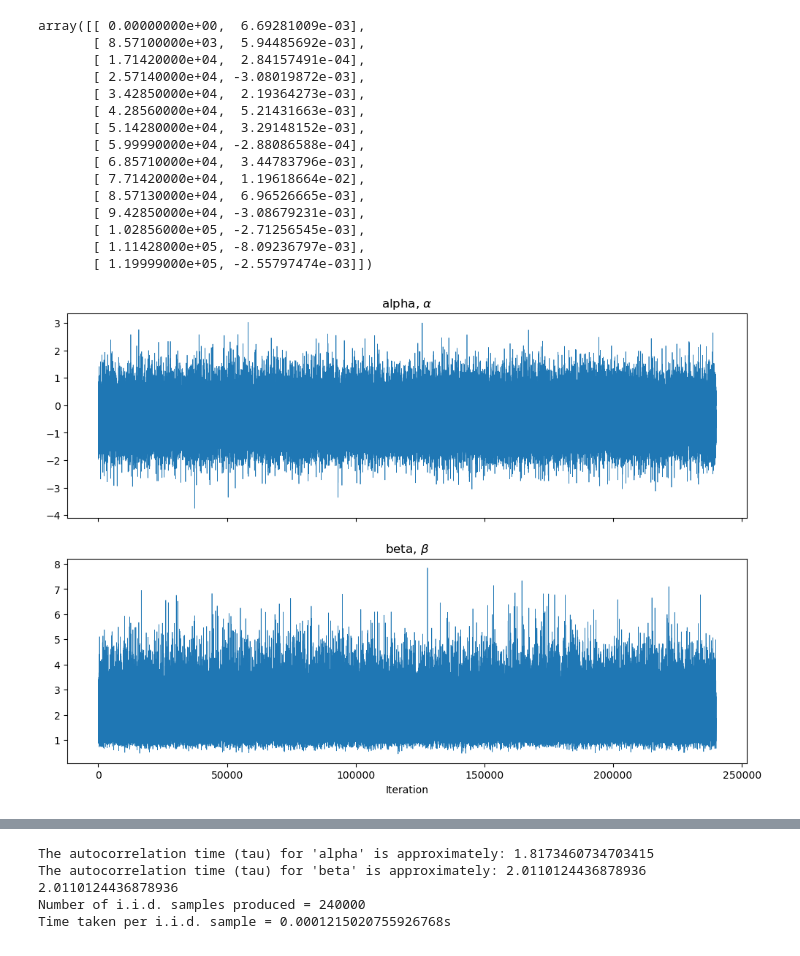
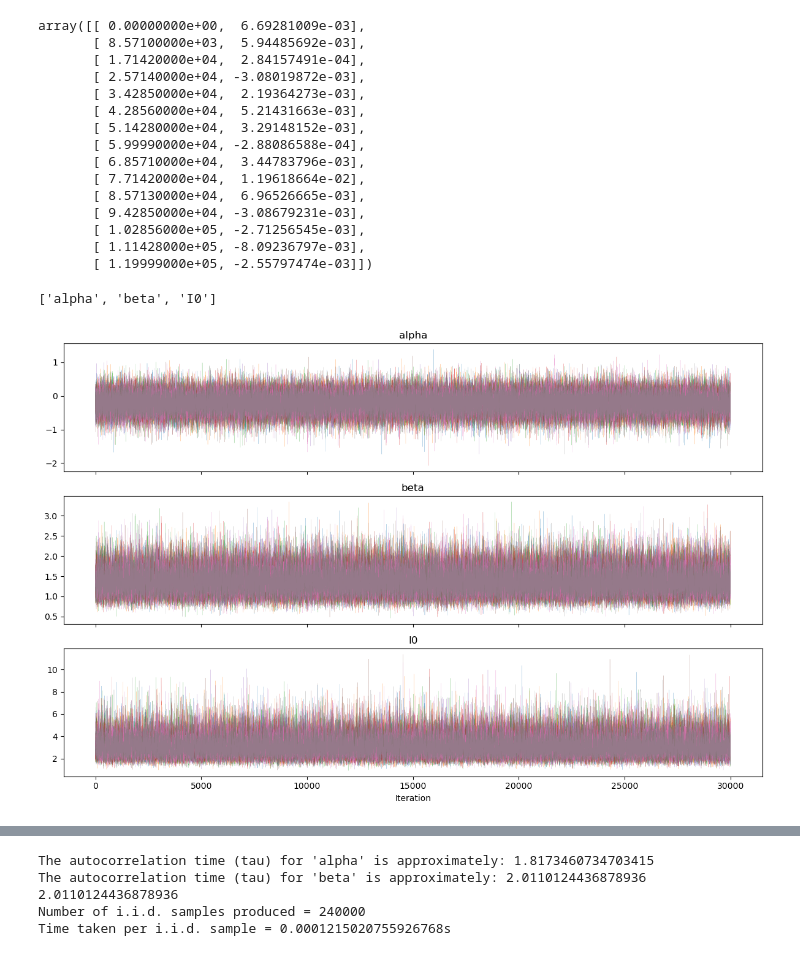
Before and after one commit to MaxTalberg/The-Lighthouse-Problem, a Jupyter notebook: src/CW_pymc.ipynb, the cells around one changed output, grey strips where cells are left out. Cells and saved outputs as stored; diff of their text form; code cells hidden in the pictures.

```diff
--- a/src/CW_pymc.ipynb
+++ b/src/CW_pymc.ipynb
@@ -85,14 +114,35 @@ beta_samples = trace.get_values('beta')
-# %%
-# plot alpha and beta samples
-fig, axes = plt.subplots(2, 1, sharex=True, figsize=(12, 8))
-axes[0].plot(alpha_samples, lw=0.5)  # Lighter color and thinner line
-axes[0].title.set_text(r'alpha, $\alpha$')
-axes[1].plot(beta_samples, lw=0.5)  # Lighter color and thinner line
-axes[1].title.set_text(r'beta, $\beta$')
-axes[1].set_xlabel('Iteration')
-# If you want to remove the y-label just set it to an empty string
-axes[1].set_ylabel('')
-
-plt.show()
-# %% [output]
-[figure, removed]
+# %%
+var_names = list(trace_x.posterior.data_vars)
+# %%
+var_names
+# %% [output]
+['alpha', 'beta', 'I0']
+# %%
+def plot_trace(trace, figsize=(12, 8)):
+
+    # Extract variable names directly from the InferenceData object
+    var_names = list(trace.posterior.data_vars)
+
+    n_vars = len(var_names)
+    fig, axes = plt.subplots(n_vars, 1, sharex=True, figsize=figsize, squeeze=False)
+
+    for i, var_name in enumerate(var_names):
+        # Extract samples, combining chains if there are multiple
+        samples = trace.posterior[var_name].values
+
+        # Plot trace for each chain
+        for chain_samples in samples:
+            axes[i, 0].plot(chain_samples, lw=0.15, alpha=0.7)
+
+        axes[i, 0].set_title(var_name)
+
+    # Set common labels
+    axes[-1, 0].set_xlabel('Iteration')
+
+    plt.tight_layout()
+    plt.show()
+
+
+plot_trace(trace_x)
+# %% [output]
+[figure, added]
```
Also changed, not shown: parts of 15 cells of this notebook, 3 other files.
